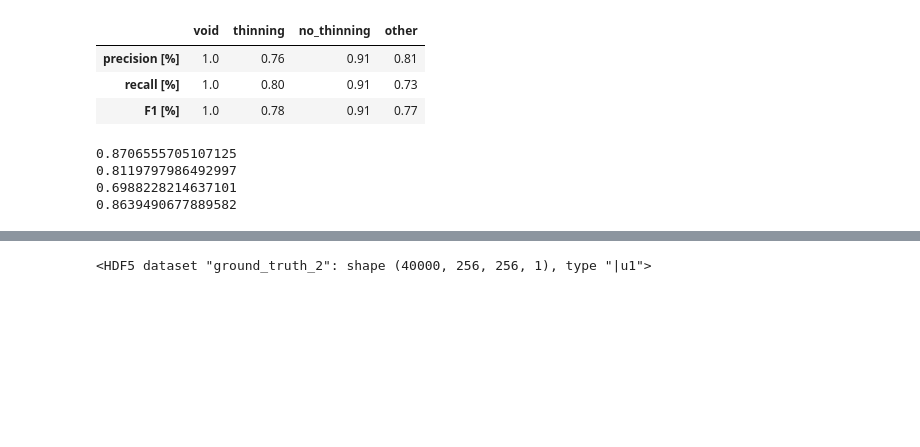
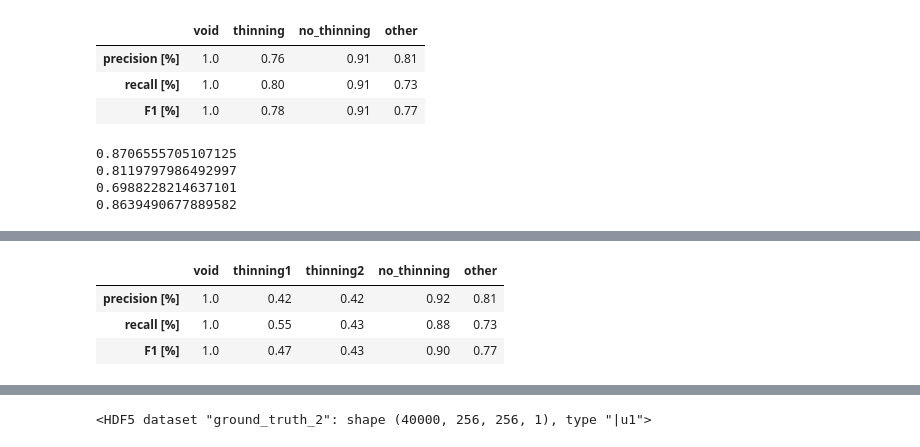
Before and after one commit to satlawa/edin_results, a Jupyter notebook: edin_results.ipynb, the cells around one changed output, grey strips where cells are left out. Saved outputs shown, nothing was run; the diff lists cells and outputs as text; code cells hidden in the pictures; blank space fills up the shorter version.

```diff
--- a/edin_results.ipynb
+++ b/edin_results.ipynb
@@ -346,0 +494,7 @@ print(np.mean(F1))
+# %%
+score
+# %% [output]
+|  | void | thinning1 | thinning2 | no_thinning | other |
+| precision [%] | 1.0 | 0.42 | 0.42 | 0.92 | 0.81 |
+| recall [%] | 1.0 | 0.55 | 0.43 | 0.88 | 0.73 |
+| F1 [%] | 1.0 | 0.47 | 0.43 | 0.90 | 0.77 |
```
Also changed, not shown: parts of 22 cells of this notebook.
